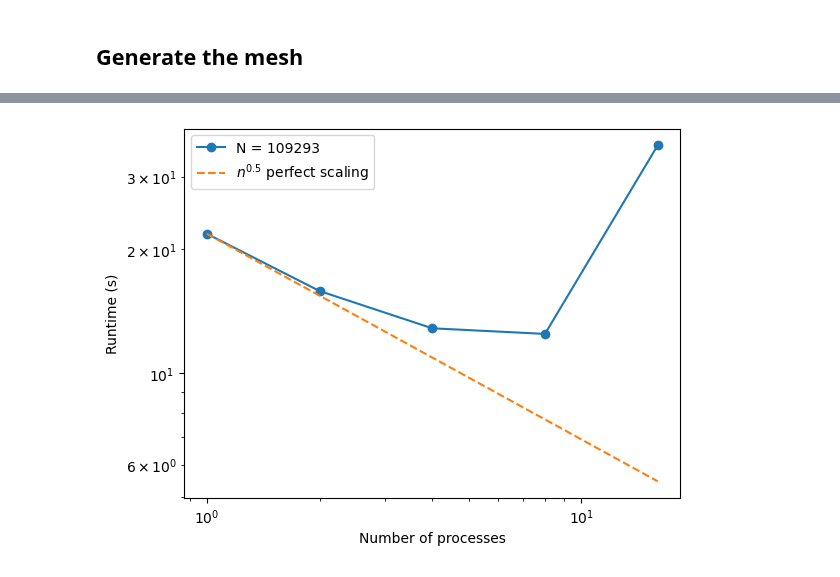
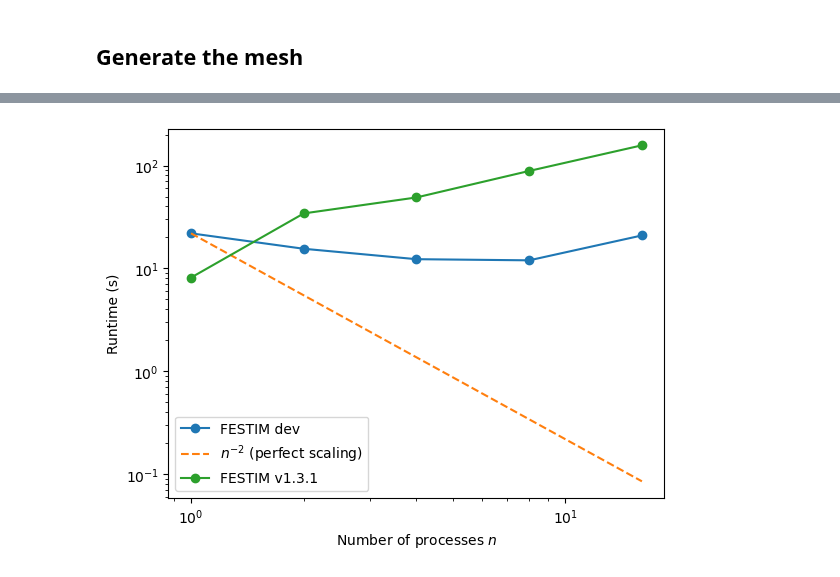
Before and after one commit to RemDelaporteMathurin/festim-benchmark, a Jupyter notebook: case_1_simple/main.ipynb, the cells around one changed output, grey strips where cells are left out. Drawn from its saved outputs; the diff is of its cells as text; code cells hidden in the pictures.

Commit message:
FESTIM 1 version

```diff
--- a/case_1_simple/main.ipynb
+++ b/case_1_simple/main.ipynb
@@ -110,18 +96,27 @@ Elapsed times: [35.80814797899998, 35.81644723900001, 35.792001411, 35.821546611
 # %%
 import matplotlib.pyplot as plt
+from festim import __version__
 
-plt.plot(num_procs, runtimes, marker="o", label=f"N = {nb_cells}")
+plt.plot(num_procs, runtimes, marker="o", label=f"FESTIM dev")
 
 n = np.linspace(1, 16, 100)
-plt.plot(n, runtimes[0] * n**-0.5, linestyle="--", label="$n^{-0.5}$ (perfect scaling)")
+plt.plot(n, runtimes[0] * n**-2, linestyle="--", label="$n^{-2}$ (perfect scaling)")
 
 plt.xlabel("Number of processes $n$")
 plt.ylabel("Runtime (s)")
 
 plt.xscale("log")
 plt.yscale("log")
 
+# check that runtimes_festim_1.csv exists and plot the results
+try:
+    import pandas as pd
+    data = pd.read_csv("runtimes_festim_1.csv")
+    plt.plot(data["num_procs"], data["runtimes"], marker="o", label="FESTIM v1.3.1")
+except FileNotFoundError:
+    print("File runtimes_festim_1.csv not found")
+
 plt.legend()
 plt.show()
 # %% [output]
-[figure, old version]
+[figure, new version]
```
Also changed, not shown: parts of 3 cells of this notebook, 3 other files.
